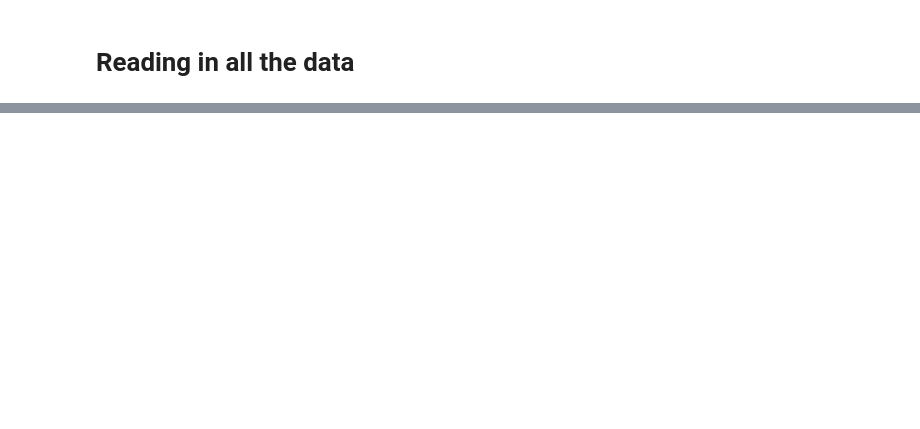
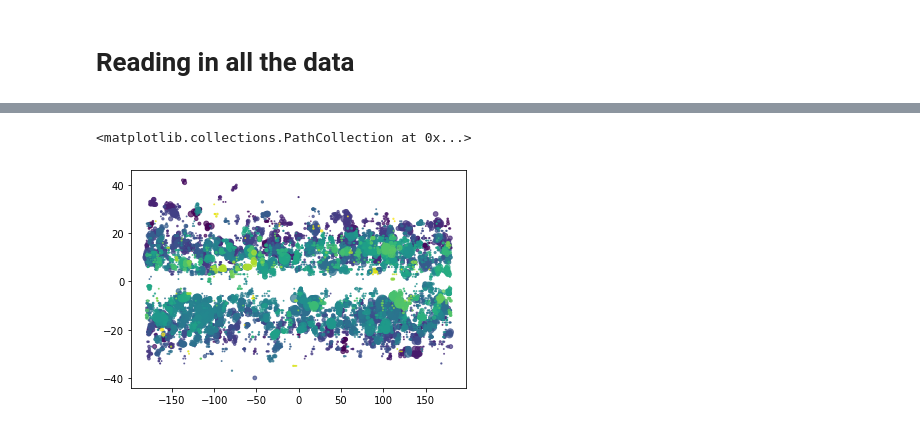
Before and after one commit to hayesla/SolarStatsStuff, a Jupyter notebook: ar_analysis/hek_testing.ipynb, the cells around one changed output, grey strips where cells are left out. Drawn from its saved outputs; the diff is of its cells as text; code cells hidden in the pictures; blank space fills up the shorter version.

```diff
--- a/ar_analysis/hek_testing.ipynb
+++ b/ar_analysis/hek_testing.ipynb
@@ -223,0 +297,5 @@ plt.gca().set_aspect('equal', adjustable='box')
+# %%
+plt.scatter(all_data['hgc_x'], all_data['hgc_y'], s=10*all_data['area_atdiskcenter']/all_data['area_atdiskcenter'].mean(), c=times, alpha=0.7)
+# %% [output]
+<matplotlib.collections.PathCollection at 0x...>
+[figure, added]
```
Also changed, not shown: parts of 15 cells of this notebook.
